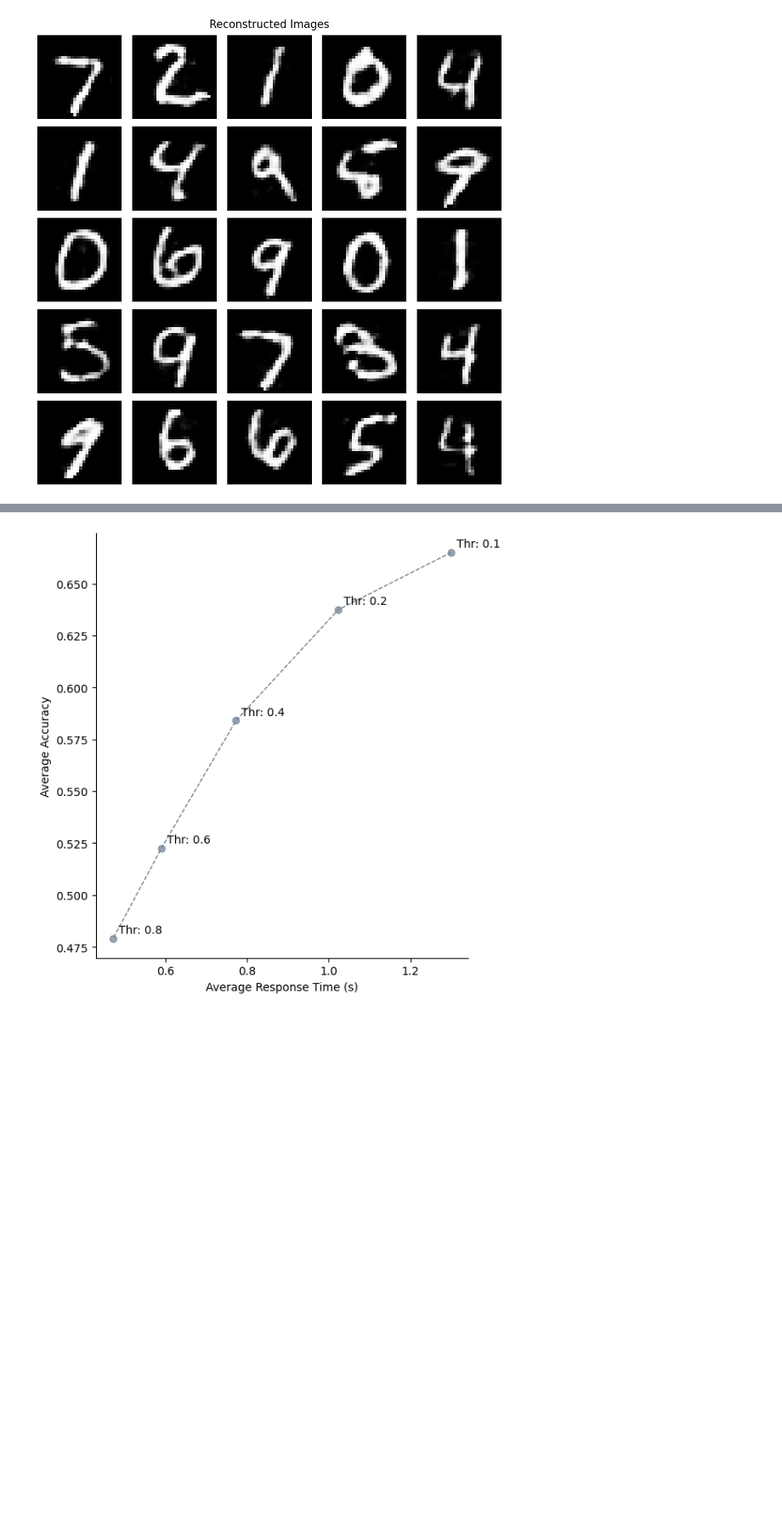
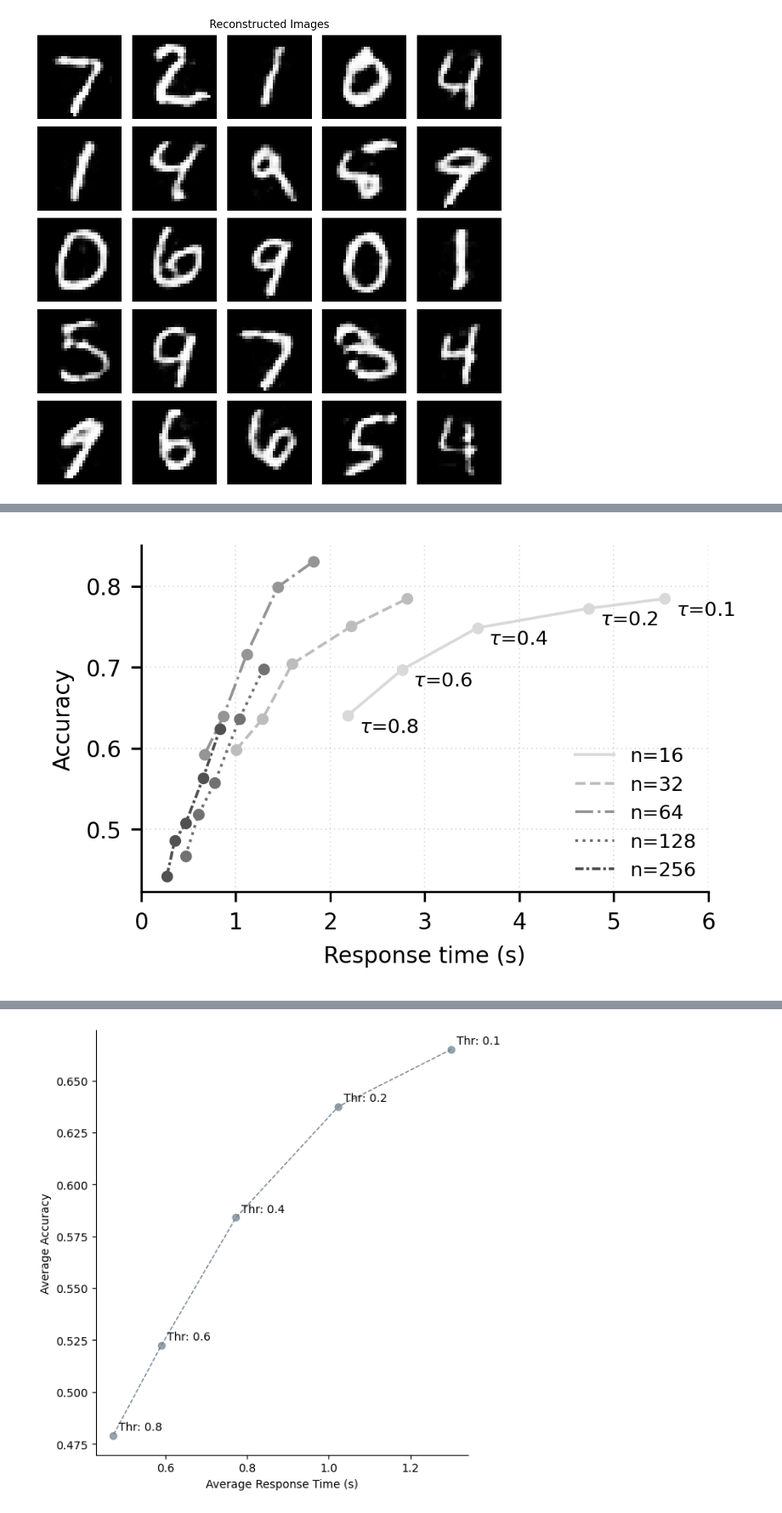
Before and after one commit to hayden-johnson/poisson-ssm, a Jupyter notebook: pssm.ipynb, the cells around one changed output, grey strips where cells are left out. Shown at 85% size. Cells and saved outputs as stored; diff of their text form; code cells hidden in the pictures; blank space fills up the shorter version.

```diff
--- a/pssm.ipynb
+++ b/pssm.ipynb
@@ -320,0 +540,8 @@ KeyboardInterrupt:
+# %%
+n_neurons_list = [16, 32, 64, 128, 256]
+
+all_rts_list, all_accuracies_list, thresholds = [], [], None
+for n in n_neurons_list:
+    rts, accs, thresholds = run_threshold_experiment(n)
+    all_rts_list.append(rts)
+    all_accuracies_list.append(accs)
@@ -320,0 +580,11 @@ KeyboardInterrupt:
+# %%
+figures_path = "./figures"
+plot_threshold_experiment_paper(
+    all_rts_list, all_accuracies_list, thresholds, n_neurons_list,
+    dt=0.1, column="single", height_in=2.2,
+    title=None,
+    outfile=f"{figures_path}/accuracy_vs_rt_thresholds.svg",
+    annotate_endpoints=True, # Only annotates for n=16 (as in paper)
+)
+# %% [output]
+[figure, added]
```
Also changed, not shown: parts of 16 cells of this notebook, 20 other files.
